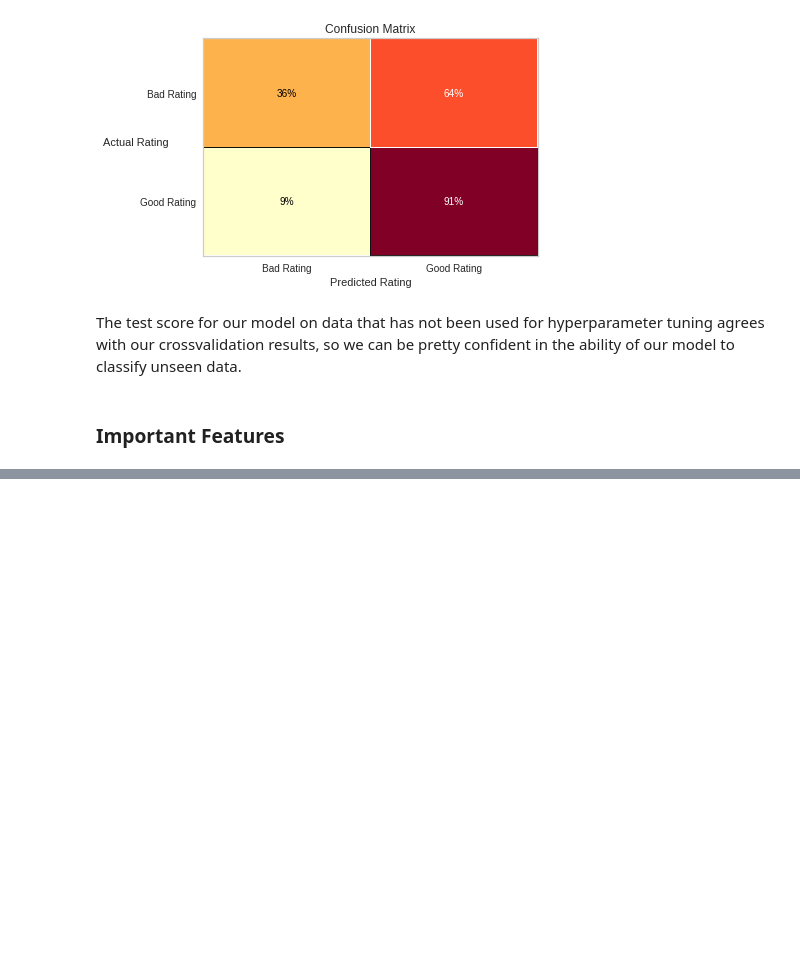
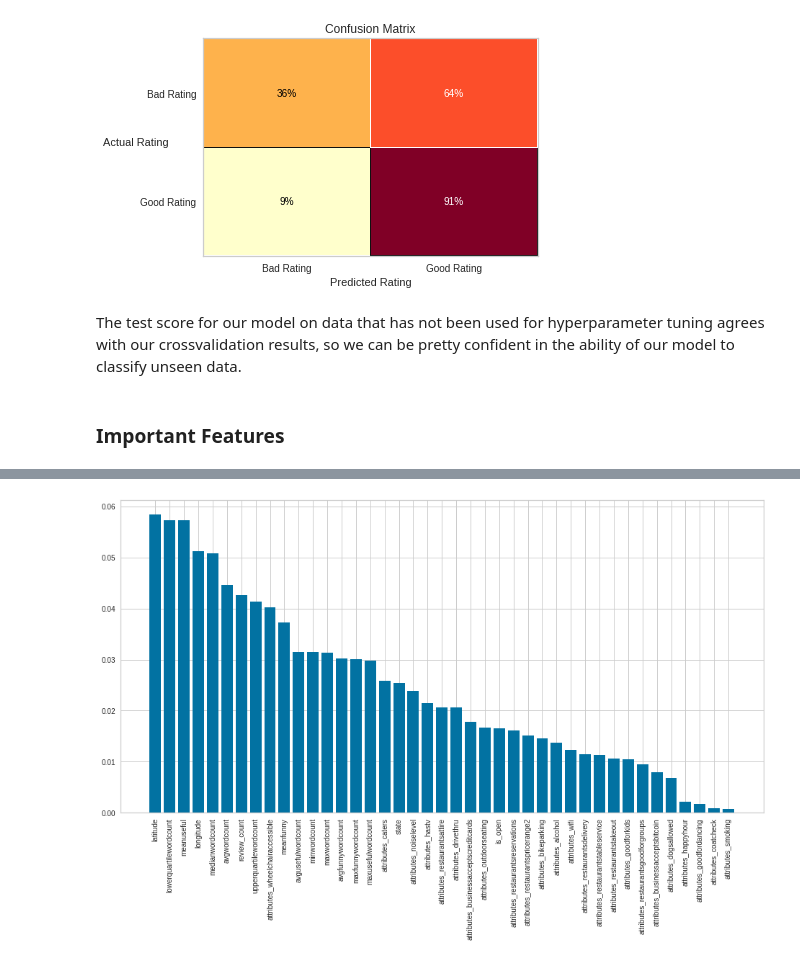
Before and after one commit to wisundstrom/yelp-ratings-prediction, a Jupyter notebook: Technical_Notebook.ipynb, the cells around one changed output, grey strips where cells are left out. Saved outputs shown, nothing was run; the diff lists cells and outputs as text; code cells hidden in the pictures; blank space fills up the shorter version.

```diff
--- a/Technical_Notebook.ipynb
+++ b/Technical_Notebook.ipynb
@@ -237,4 +223,10 @@ for idx, feature in enumerate(categorical_features):
     selection=importances_df.loc[importances_df.Feature.str.contains(f'x{idx}_')]
     tot_import=selection.Importance.sum()
     decoded_imports.append((tot_import, feature))
+# %%
+decoded_imports2=[]
+for idx, feature in enumerate(categorical_features):
+    selection=importances_df_no_drop.loc[importances_df_no_drop.Feature.str.contains(f'x{idx}_')]
+    tot_import=selection.Importance.sum()
+    decoded_imports2.append((tot_import, feature))
 # %%
@@ -242,6 +233,10 @@ for idx, feature in enumerate(categorical_features):
 decode_df=pd.DataFrame(decoded_imports, columns=['Importance','Feature'])
 full_decoded_df=pd.concat([importances_df[0:15], decode_df], axis=0)
 full_decoded_df.sort_values('Importance', inplace=True, ascending=False)
+# %%
+decode_df2=pd.DataFrame(decoded_imports2, columns=['Importance','Feature'])
+full_decoded_df2=pd.concat([importances_df_no_drop[0:15], decode_df2], axis=0)
+full_decoded_df2.sort_values('Importance', inplace=True, ascending=False)
 # %%
 
 plt.figure(figsize=(16, 8))
@@ -252,0 +248,8 @@ plt.savefig('features.png')
+# %%
+
+plt.figure(figsize=(16, 8))
+plt.xticks(rotation='vertical')
+plt.bar(x=full_decoded_df2.Feature, height=full_decoded_df2.Importance)
+plt.savefig('features.png')
+# %% [output]
+[figure, added]
```
Also changed, not shown: parts of 13 cells of this notebook, 2 other files.
